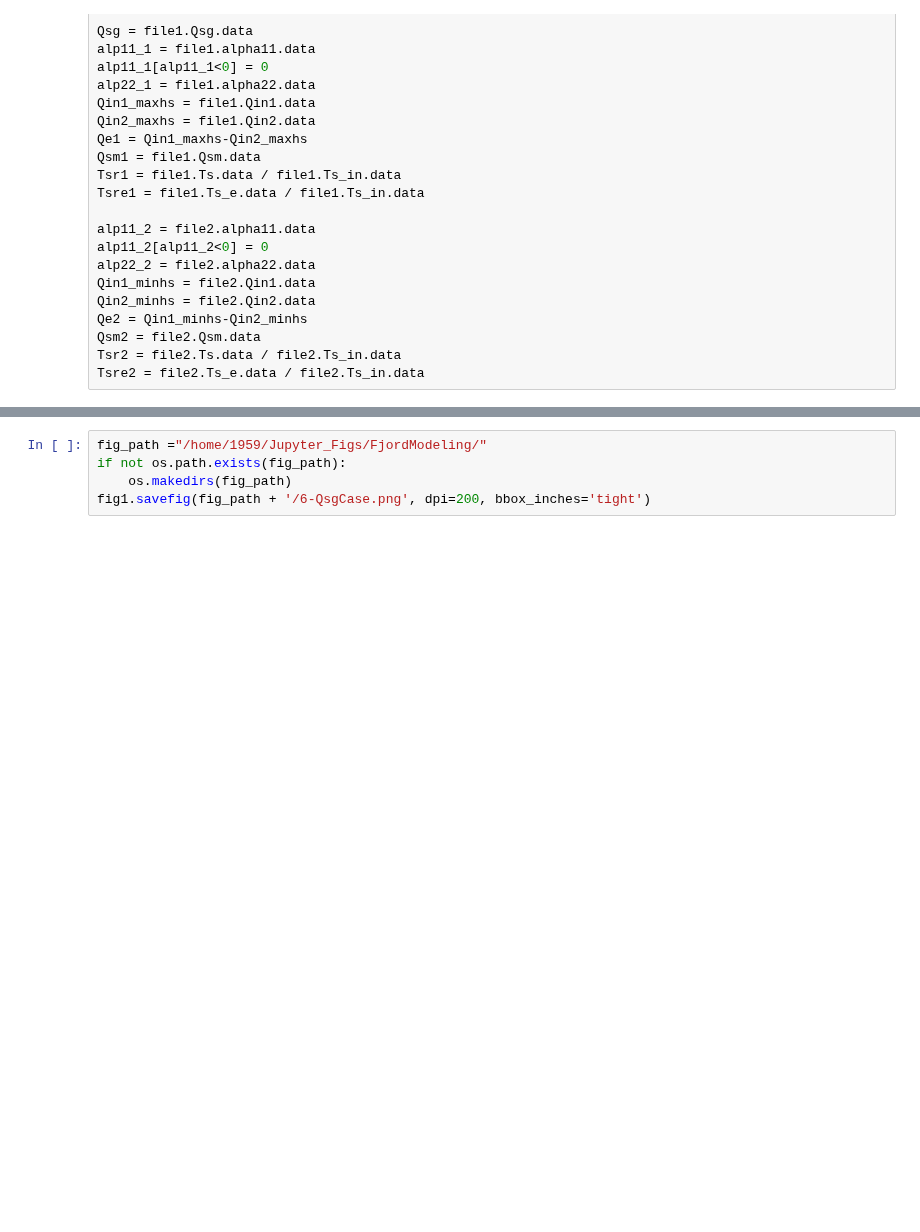
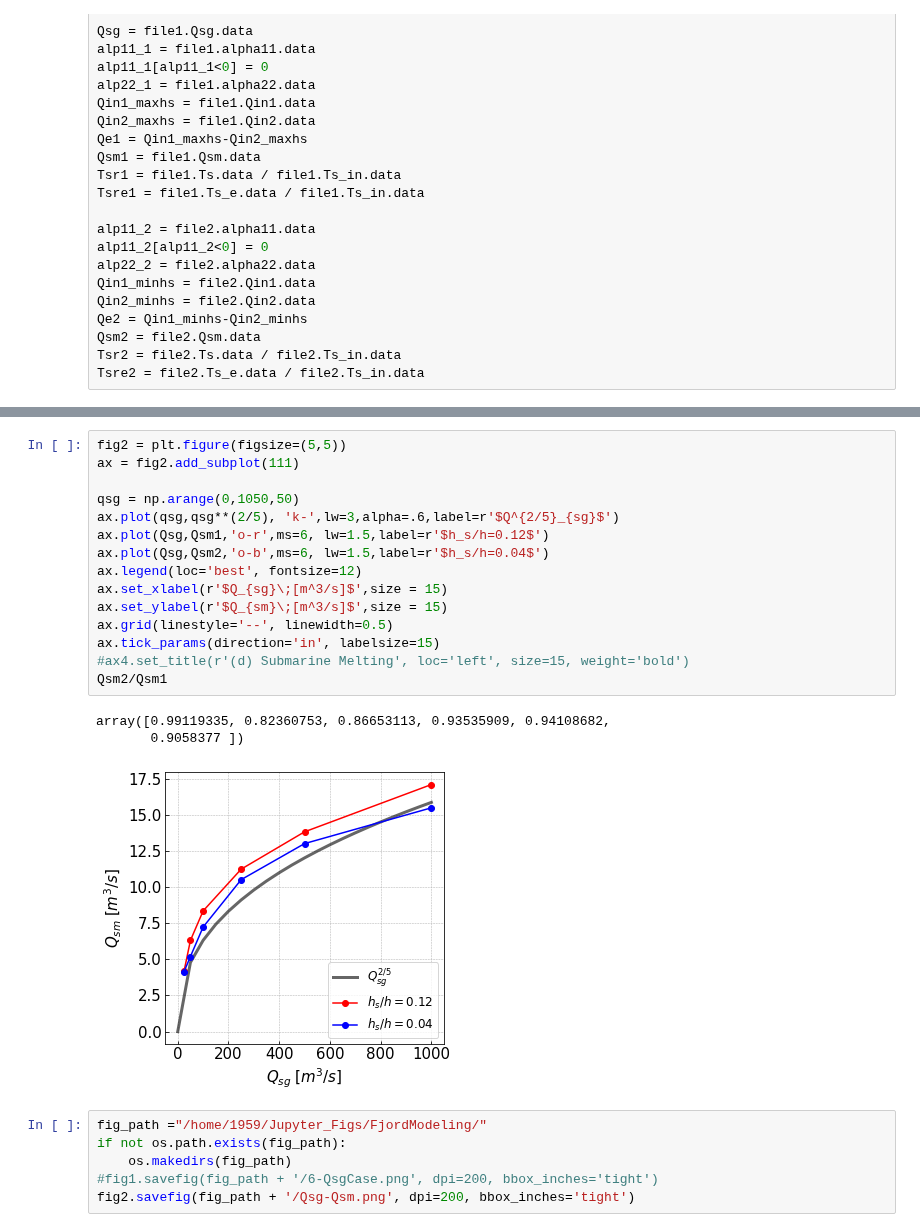
Before and after one commit to weiyangbao/Jupyter-Iceplume, a Jupyter notebook: Fjord Modeling/6-QsgPlot.ipynb, the cells around one changed output, grey strips where cells are left out. Cells and saved outputs as stored; diff of their text form; blank space fills up the shorter version.

```diff
--- a/Fjord Modeling/6-QsgPlot.ipynb
+++ b/Fjord Modeling/6-QsgPlot.ipynb
@@ -123,5 +119,25 @@ plt.subplots_adjust(left=0.1,
+# %%
+fig2 = plt.figure(figsize=(5,5))
+ax = fig2.add_subplot(111)
+
+qsg = np.arange(0,1050,50)
+ax.plot(qsg,qsg**(2/5), 'k-',lw=3,alpha=.6,label=r'$Q^{2/5}_{sg}$')
+ax.plot(Qsg,Qsm1,'o-r',ms=6, lw=1.5,label=r'$h_s/h=0.12$')
+ax.plot(Qsg,Qsm2,'o-b',ms=6, lw=1.5,label=r'$h_s/h=0.04$')
+ax.legend(loc='best', fontsize=12)
+ax.set_xlabel(r'$Q_{sg}\;[m^3/s]$',size = 15)
+ax.set_ylabel(r'$Q_{sm}\;[m^3/s]$',size = 15)
+ax.grid(linestyle='--', linewidth=0.5)
+ax.tick_params(direction='in', labelsize=15)
+#ax4.set_title(r'(d) Submarine Melting', loc='left', size=15, weight='bold')
+Qsm2/Qsm1
+# %% [output]
+array([0.99119335, 0.82360753, 0.86653113, 0.93535909, 0.94108682,
+       0.9058377 ])
+[figure, added]
 # %%
 fig_path ="/home/1959/Jupyter_Figs/FjordModeling/"
 if not os.path.exists(fig_path):
     os.makedirs(fig_path)
-fig1.savefig(fig_path + '/6-QsgCase.png', dpi=200, bbox_inches='tight')
+#fig1.savefig(fig_path + '/6-QsgCase.png', dpi=200, bbox_inches='tight')
+fig2.savefig(fig_path + '/Qsg-Qsm.png', dpi=200, bbox_inches='tight')
```
Also changed, not shown: parts of 2 cells of this notebook, 1 other file.
